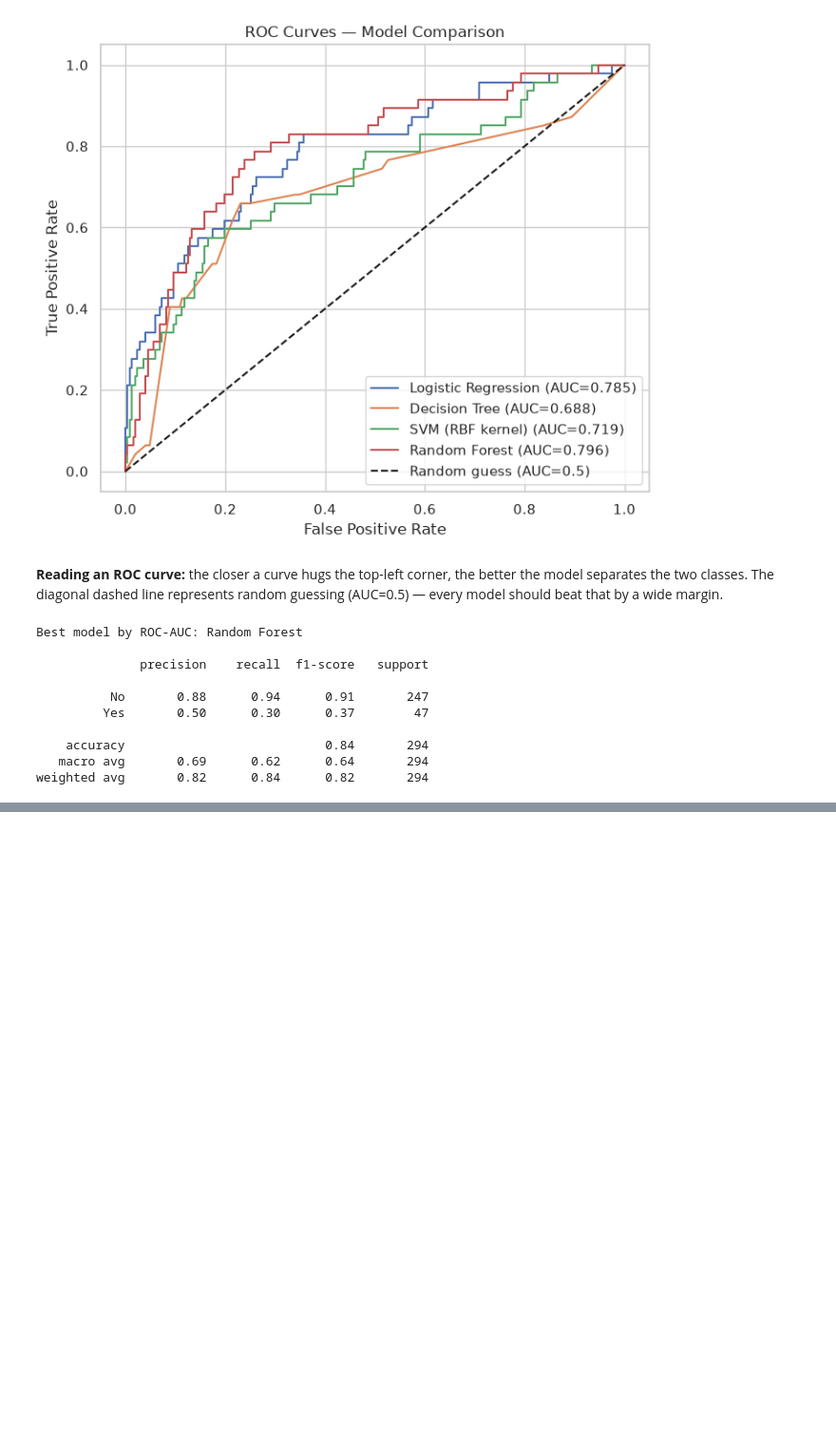
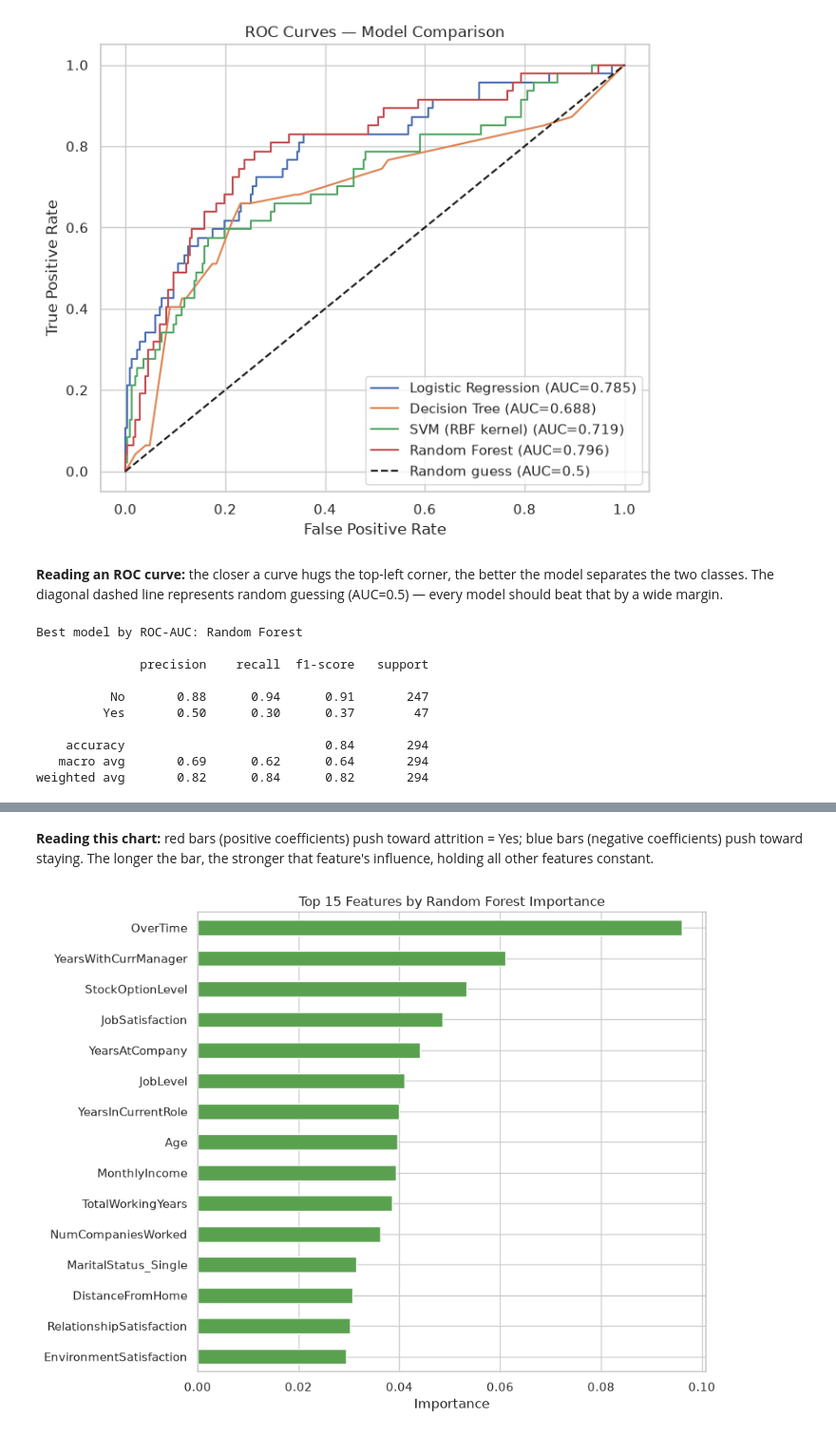
Before and after one commit to connectsamsonelias-ctrl/demo, a Jupyter notebook: week7_project/notebook.ipynb, the cells around one changed output, grey strips where cells are left out. Shown at 95% size. Saved outputs shown, nothing was run; the diff lists cells and outputs as text; code cells hidden in the pictures; blank space fills up the shorter version.

```diff
--- a/week7_project/notebook.ipynb
+++ b/week7_project/notebook.ipynb
@@ -662,0 +714,19 @@ Next: **Phase 5 — Feature Importance & Reporting.**
+# %% [markdown]
+**Reading this chart:** red bars (positive coefficients) push toward attrition = Yes;
+blue bars (negative coefficients) push toward staying. The longer the bar, the stronger
+that feature's influence, holding all other features constant.
+# %%
+# Cross-check with Random Forest's feature importances (a tree-based, non-linear view)
+rf_model = trained_models["Random Forest"]
+rf_importances = pd.Series(rf_model.feature_importances_, index=X_train.columns)
+top_rf = rf_importances.sort_values(ascending=False).head(15)
+
+plt.figure(figsize=(9, 7))
+top_rf.sort_values().plot(kind="barh", color="#59a14f")
+plt.title("Top 15 Features by Random Forest Importance")
+plt.xlabel("Importance")
+plt.tight_layout()
+plt.savefig("feature_importance_rf.png", dpi=120)
+plt.show()
+# %% [output]
+[figure, added]
```
Also changed, not shown: parts of 10 cells of this notebook, 8 other files.
